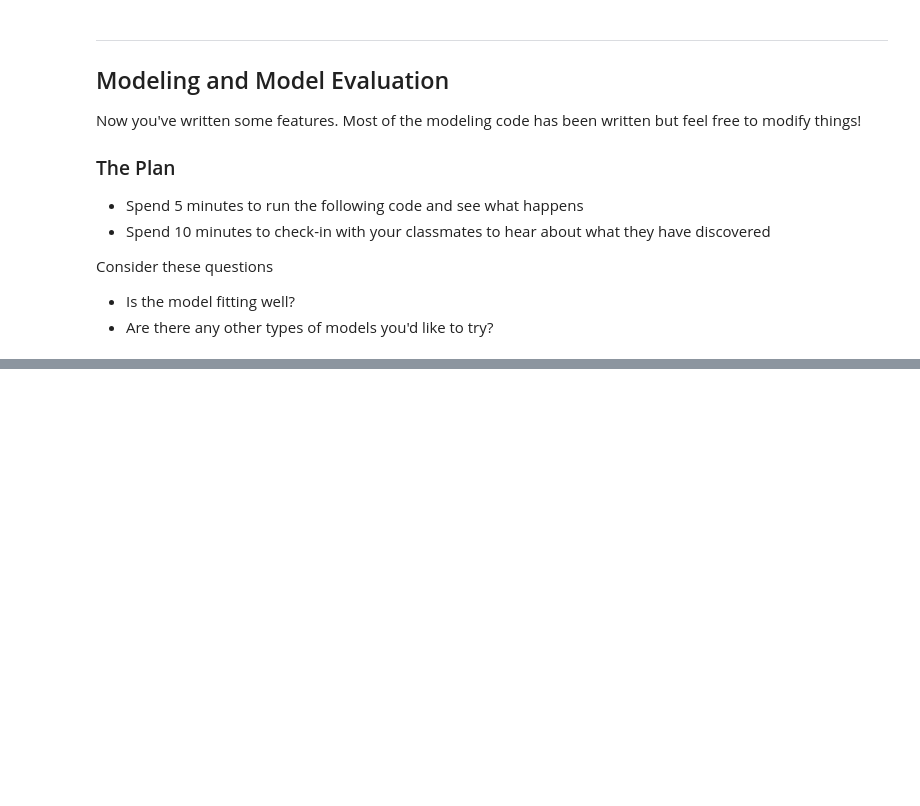
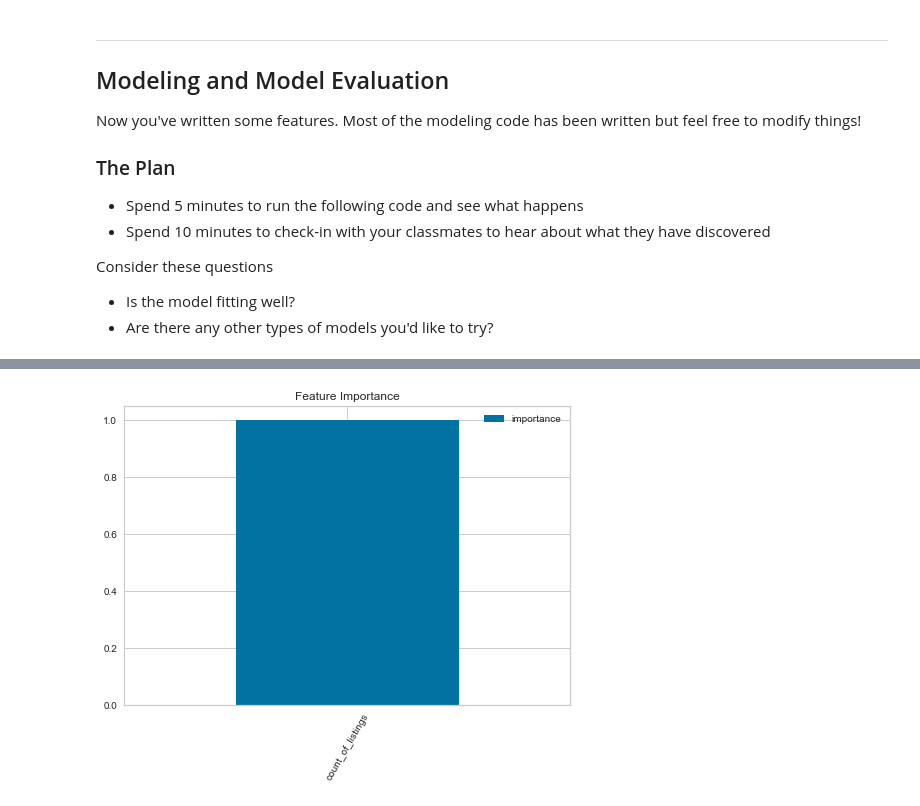
Before and after one commit to sbarton272/usf_econ_622_feature_engineering, a Jupyter notebook: starter_notebook.ipynb, the cells around one changed output, grey strips where cells are left out. Drawn from its saved outputs; the diff is of its cells as text; code cells hidden in the pictures; blank space fills up the shorter version.

```diff
--- a/starter_notebook.ipynb
+++ b/starter_notebook.ipynb
@@ -224,0 +304,9 @@ space = hp.choice(
+# %%
+features_importance = pd.DataFrame(index=X.columns)
+features_importance['importance'] = rf_clf.feature_importances_
+features_importance.sort_values('importance', ascending=False, inplace=True)
+
+ax = features_importance.plot.bar(rot=60)
+ax.set_title('Feature Importance');
+# %% [output]
+[figure, added]
```
Also changed, not shown: parts of 9 cells of this notebook, 2 other files.
